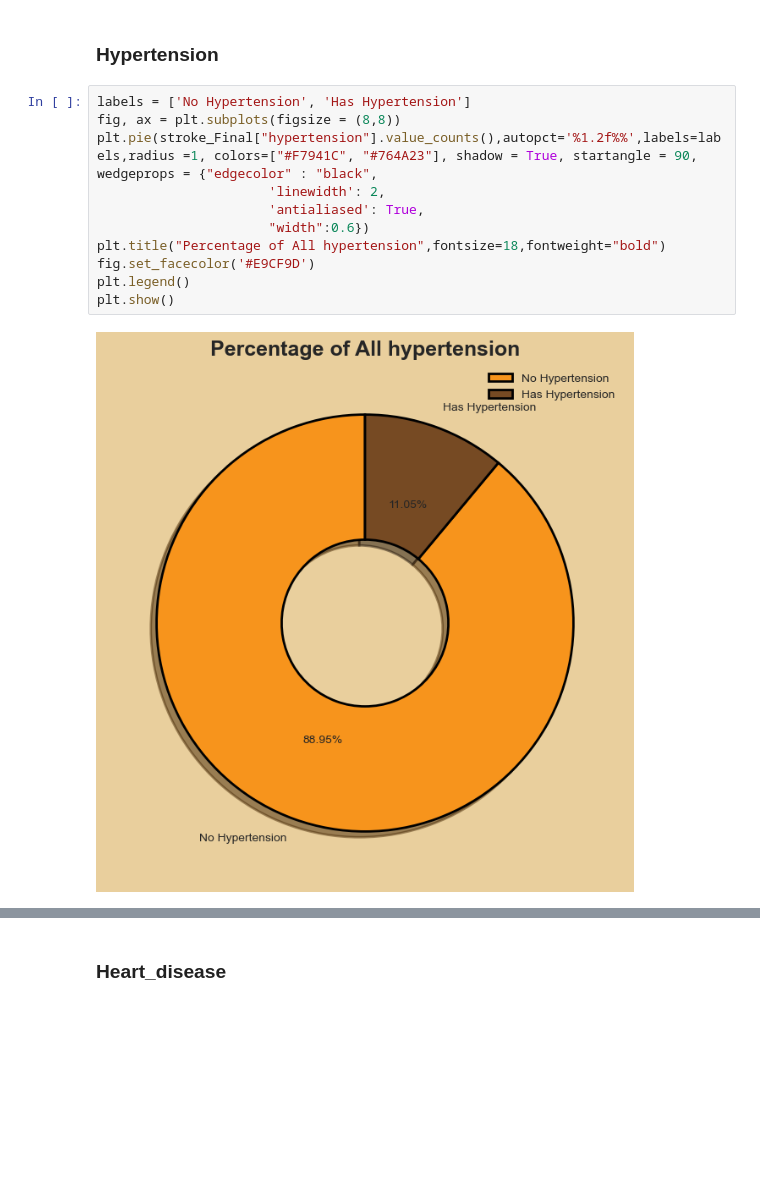
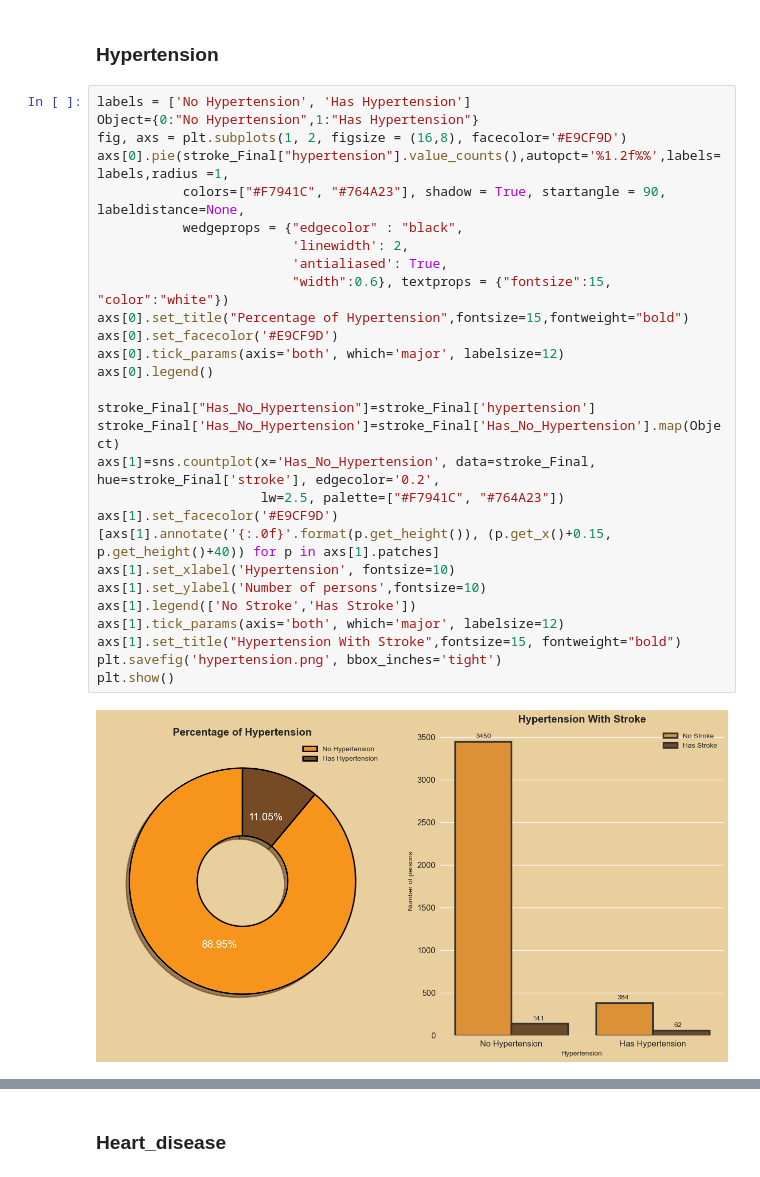
Before and after one commit to HoaNguyen710/PYTHON_FOR_DATA_SCIENCE, a Jupyter notebook: model.ipynb, the cells around one changed output, grey strips where cells are left out. Cells and saved outputs as stored; diff of their text form; blank space fills up the shorter version.

```diff
--- a/model.ipynb
+++ b/model.ipynb
@@ -358,14 +362,31 @@ plt.show()
 ### Hypertension
 # %%
 labels = ['No Hypertension', 'Has Hypertension']
-fig, ax = plt.subplots(figsize = (8,8))
-plt.pie(stroke_Final["hypertension"].value_counts(),autopct='%1.2f%%',labels=labels,radius =1, colors=["#F7941C", "#764A23"], shadow = True, startangle = 90, wedgeprops = {"edgecolor" : "black",
-                      'linewidth': 2,
-                      'antialiased': True,
-                      "width":0.6})
-plt.title("Percentage of All hypertension",fontsize=18,fontweight="bold")
-fig.set_facecolor('#E9CF9D')
-plt.legend()
+Object={0:"No Hypertension",1:"Has Hypertension"}
+fig, axs = plt.subplots(1, 2, figsize = (16,8), facecolor='#E9CF9D')
+axs[0].pie(stroke_Final["hypertension"].value_counts(),autopct='%1.2f%%',labels=labels,radius =1,
+           colors=["#F7941C", "#764A23"], shadow = True, startangle = 90, labeldistance=None,
+           wedgeprops = {"edgecolor" : "black",
+                         'linewidth': 2,
+                         'antialiased': True,
+                         "width":0.6}, textprops = {"fontsize":15, "color":"white"})
+axs[0].set_title("Percentage of Hypertension",fontsize=15,fontweight="bold")
+axs[0].set_facecolor('#E9CF9D')
+axs[0].tick_params(axis='both', which='major', labelsize=12)
+axs[0].legend()
+
+stroke_Final["Has_No_Hypertension"]=stroke_Final['hypertension']
+stroke_Final['Has_No_Hypertension']=stroke_Final['Has_No_Hypertension'].map(Object)
+axs[1]=sns.countplot(x='Has_No_Hypertension', data=stroke_Final, hue=stroke_Final['stroke'], edgecolor='0.2',
+                     lw=2.5, palette=["#F7941C", "#764A23"])
+axs[1].set_facecolor('#E9CF9D')
+[axs[1].annotate('{:.0f}'.format(p.get_height()), (p.get_x()+0.15, p.get_height()+40)) for p in axs[1].patches]
+axs[1].set_xlabel('Hypertension', fontsize=10)
+axs[1].set_ylabel('Number of persons',fontsize=10)
+axs[1].legend(['No Stroke','Has Stroke'])
+axs[1].tick_params(axis='both', which='major', labelsize=12)
+axs[1].set_title("Hypertension With Stroke",fontsize=15, fontweight="bold")
+plt.savefig('hypertension.png', bbox_inches='tight')
 plt.show()
 # %% [output]
-[figure, old version]
+[figure, new version]
```
Also changed, not shown: parts of 41 cells of this notebook, 3 other files.
